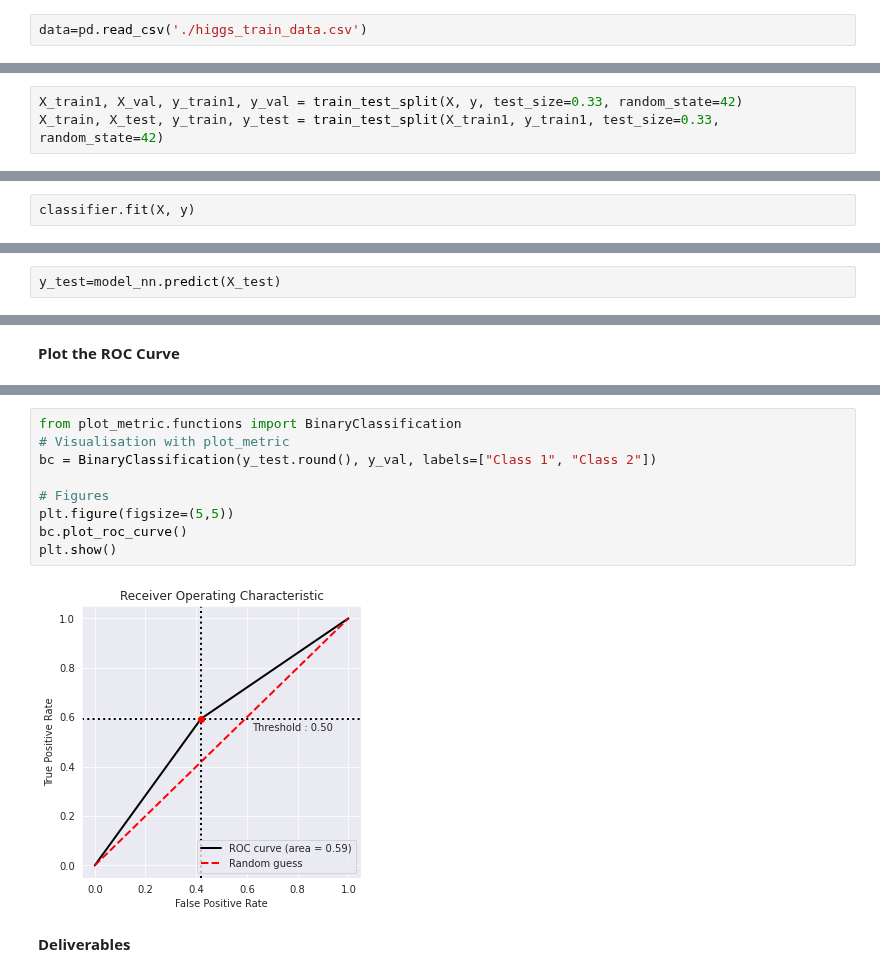
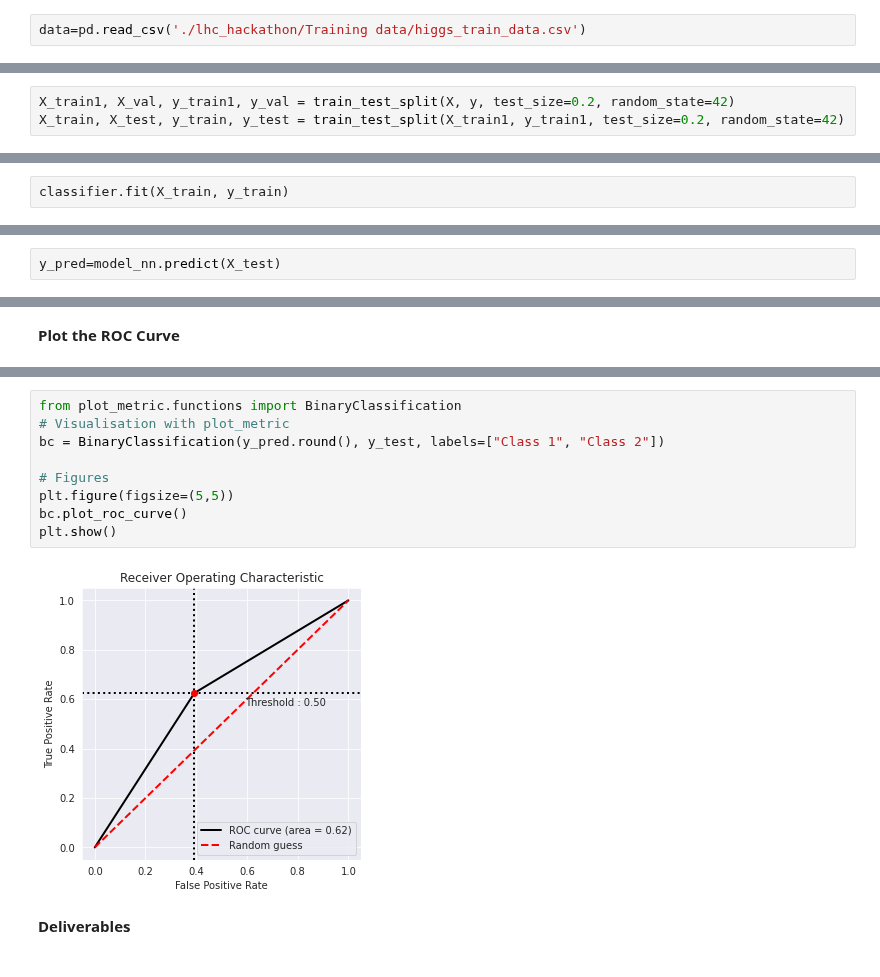
Before and after one commit to emanueleusai/ML4SCI-1, a Jupyter notebook: HiggsClassification/higgs_classification.ipynb, the cells around one changed output, grey strips where cells are left out. Cells and saved outputs as stored; diff of their text form.

```diff
--- a/HiggsClassification/higgs_classification.ipynb
+++ b/HiggsClassification/higgs_classification.ipynb
@@ -63,7 +67,7 @@ import matplotlib.pyplot as plt
 # %% [markdown]
 **Load the file using pandas library**
 # %%
-data=pd.read_csv('./higgs_train_data.csv')
+data=pd.read_csv('./lhc_hackathon/Training data/higgs_train_data.csv')
 # %% [markdown]
 Assign first column 0 to class labels (labeled 1 for signal, 0 for background)  and all others to feature matrix X.
 
@@ -74,8 +78,8 @@ y=data.iloc[:1000,0]#data.iloc[:,0]
 # %% [markdown]
 Split your data into training and validation samples where the fraction of the data used for validation is 33%.
 # %%
-X_train1, X_val, y_train1, y_val = train_test_split(X, y, test_size=0.33, random_state=42)
-X_train, X_test, y_train, y_test = train_test_split(X_train1, y_train1, test_size=0.33, random_state=42)
+X_train1, X_val, y_train1, y_val = train_test_split(X, y, test_size=0.2, random_state=42)
+X_train, X_test, y_train, y_test = train_test_split(X_train1, y_train1, test_size=0.2, random_state=42)
 # %% [markdown]
 **Visualize your data - One histogram per feature column**
 # %% [markdown]
@@ -110,4 +114,4 @@ from sklearn.model_selection import train_test_split
 from sklearn.metrics import confusion_matrix
 from sklearn.preprocessing import LabelEncoder
 # %%
-classifier.fit(X, y)
+classifier.fit(X_train, y_train)
@@ -189,3 +213,3 @@ plt.show()
 # %%
-y_test=model_nn.predict(X_test)
+y_pred=model_nn.predict(X_test)
 # %%
@@ -200,14 +243,14 @@ pip install plot-metric
 # %%
 from plot_metric.functions import BinaryClassification
 # Visualisation with plot_metric
-bc = BinaryClassification(y_test.round(), y_val, labels=["Class 1", "Class 2"])
+bc = BinaryClassification(y_pred.round(), y_test, labels=["Class 1", "Class 2"])
 
 # Figures
 plt.figure(figsize=(5,5))
 bc.plot_roc_curve()
 plt.show()
 # %% [output]
-[figure, old version]
+[figure, new version]
 # %% [markdown]
 **Deliverables**
 # %% [markdown]
```
Also changed, not shown: parts of 9 cells of this notebook.
